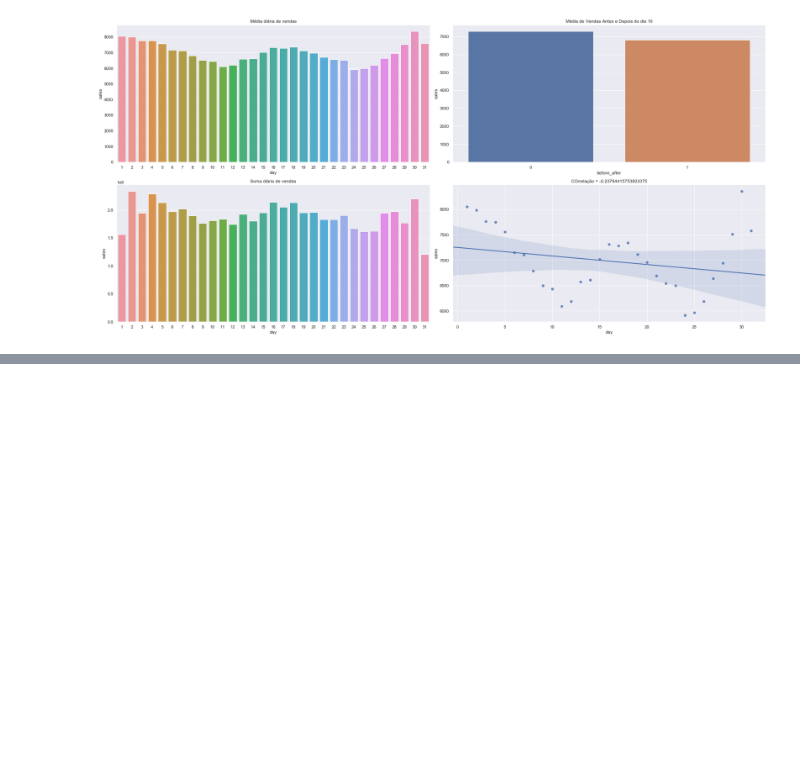
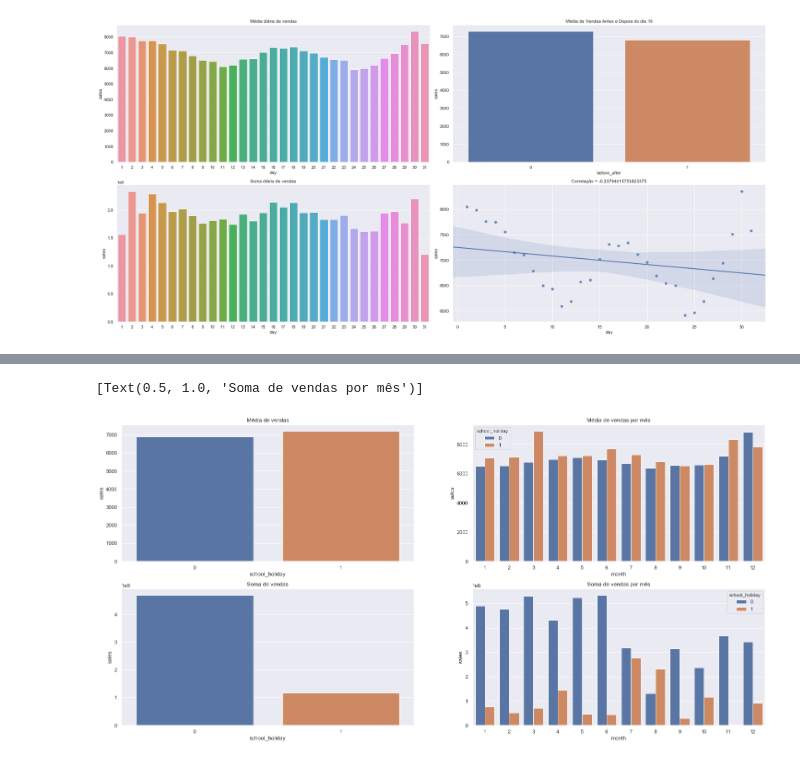
Before and after one commit to igordesouza/ds-em-producao, a Jupyter notebook: m04_v01_store_sales_prediction-Copy1.ipynb, the cells around one changed output, grey strips where cells are left out. Cells and saved outputs as stored; diff of their text form; code cells hidden in the pictures; blank space fills up the shorter version.

```diff
--- a/m04_v01_store_sales_prediction-Copy1.ipynb
+++ b/m04_v01_store_sales_prediction-Copy1.ipynb
@@ -1383,0 +1448,11 @@ plt.tight_layout()
+# %%
+mean_school = df4[['sales','school_holiday']].groupby('school_holiday').mean().reset_index()
+sum_school = df4[['sales','school_holiday']].groupby('school_holiday').sum().reset_index()
+mean_month_school = df4[['month','sales','school_holiday']].groupby(['month','school_holiday']).mean().reset_index()
+sum_month_school = df4[['month','sales','school_holiday']].groupby(['month','school_holiday']).sum().reset_index()
+
+print(mean_school)
+print(sum_school)
+print(df4.school_holiday.value_counts())
+print(mean_month_school)
+print(sum_month_school)
@@ -1383,0 +1477,15 @@ plt.tight_layout()
+# %%
+fig, ax = plt.subplots(2,2)
+
+sns.barplot(x='school_holiday',y='sales',data=mean_school,ax=ax[0,0])
+sns.barplot(x='school_holiday',y='sales',data=sum_school,ax=ax[1,0])
+sns.barplot(x='month',y='sales',hue='school_holiday',data=mean_month_school,ax=ax[0,1])
+sns.barplot(x='month',y='sales',hue='school_holiday',data=sum_month_school,ax=ax[1,1])
+
+ax[0,0].set(title='Média de vendas')
+ax[1,0].set(title='Soma de vendas')
+ax[0,1].set(title='Média de vendas por mês')
+ax[1,1].set(title='Soma de vendas por mês')
+# %% [output]
+[Text(0.5, 1.0, 'Soma de vendas por mês')]
+[figure, added]
```
Also changed, not shown: parts of 9 cells of this notebook.
